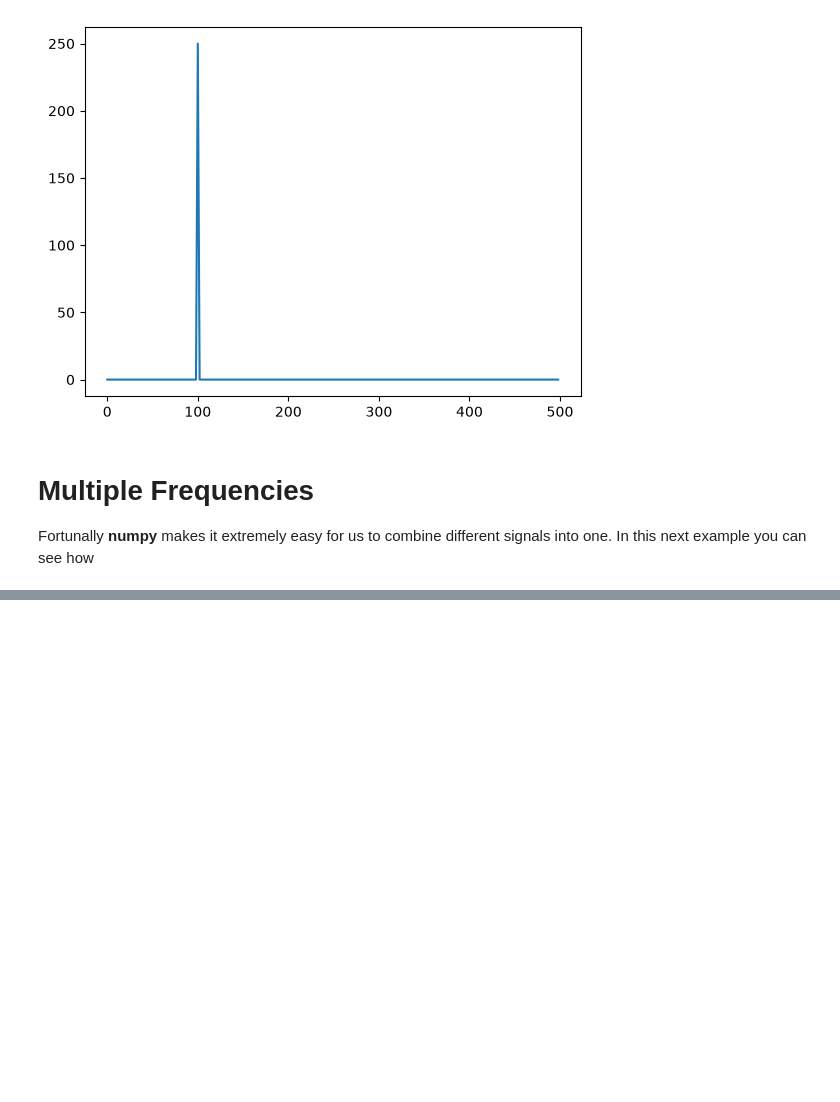
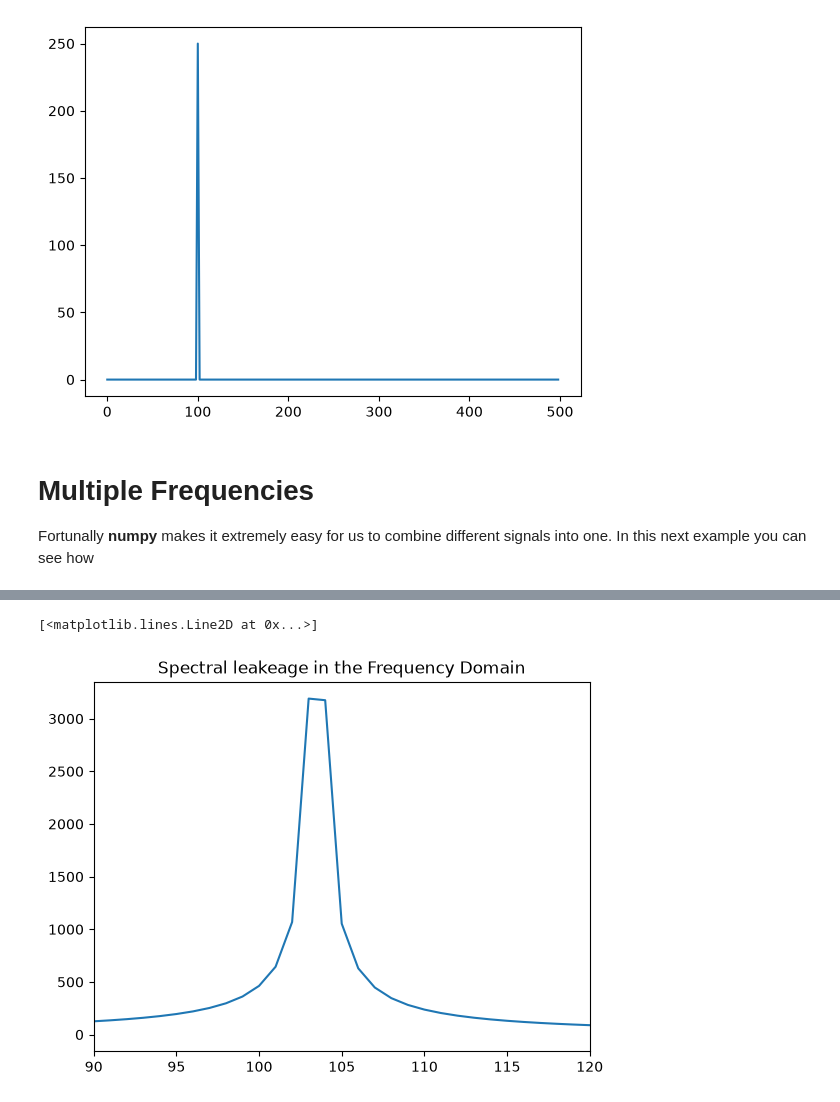
Before and after one commit to KingPixelKP/dsp-learn, a Jupyter notebook: notebooks/signal_basics.ipynb, the cells around one changed output, grey strips where cells are left out. Cells and saved outputs as stored; diff of their text form; code cells hidden in the pictures; blank space fills up the shorter version.

Commit message:
spectral leakeage

```diff
--- a/notebooks/signal_basics.ipynb
+++ b/notebooks/signal_basics.ipynb
@@ -292,0 +302,25 @@ plt.plot(frequencies, magnitude[: len(magnitude) // 2])
+# %%
+import numpy as np
+import matplotlib.pyplot as plt
+
+duration = 1
+frequency = 103.5
+sampling_frequency = 10000
+
+%matplotlib inline
+
+time = np.arange(0, duration, 1 / sampling_frequency)
+
+signal = np.sin(2 * np.pi * frequency * time)
+
+fft = np.fft.fft(signal)
+magnitude = np.abs(fft)
+
+frequencies = np.arange(len(signal) // 2) * (sampling_frequency / len(signal))
+plt.figure()
+plt.xlim(90,120)
+plt.title("Spectral leakeage in the Frequency Domain")
+plt.plot(frequencies, magnitude[: len(magnitude) // 2])
+# %% [output]
+[<matplotlib.lines.Line2D at 0x...>]
+[figure, added]
```
Also changed, not shown: parts of 4 cells of this notebook.
